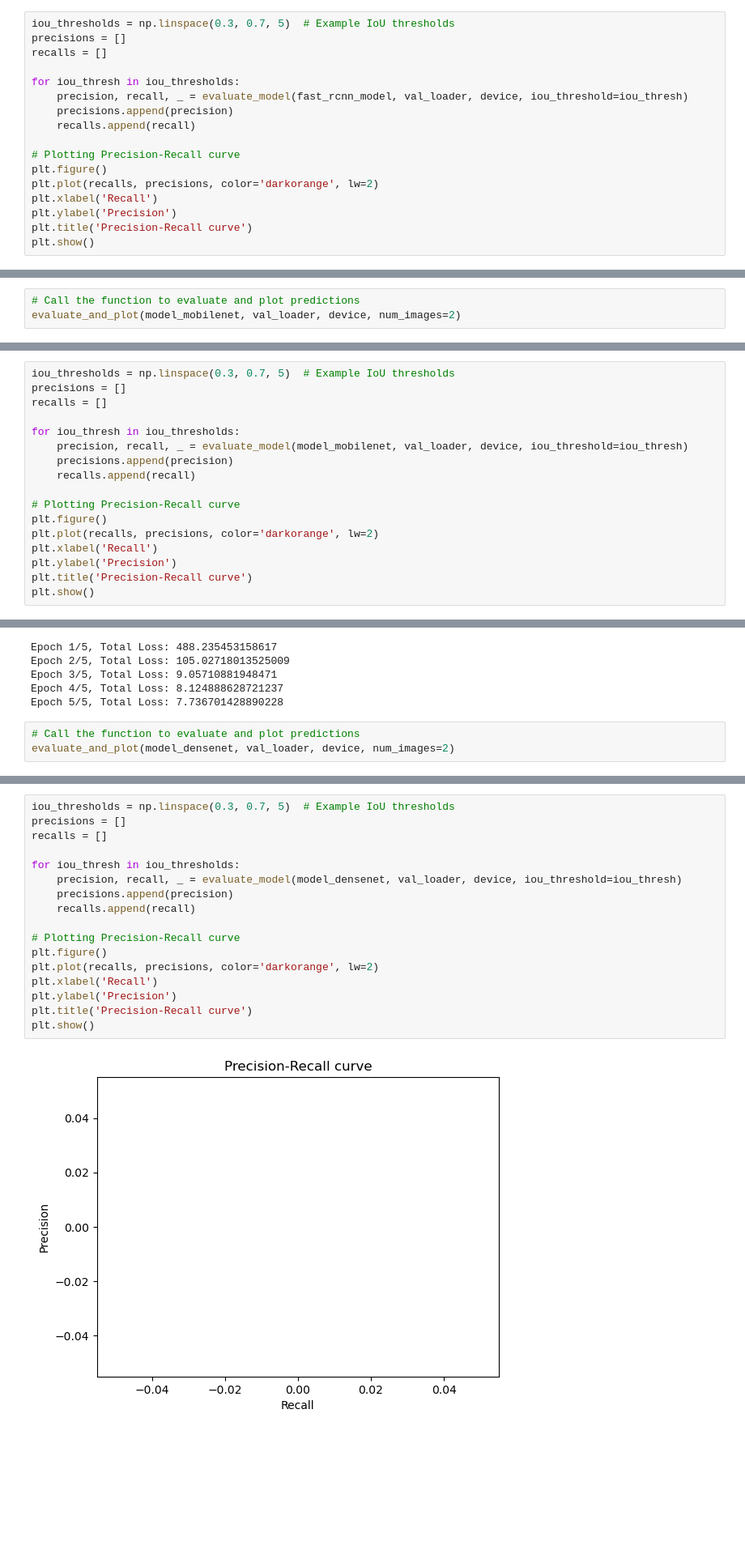
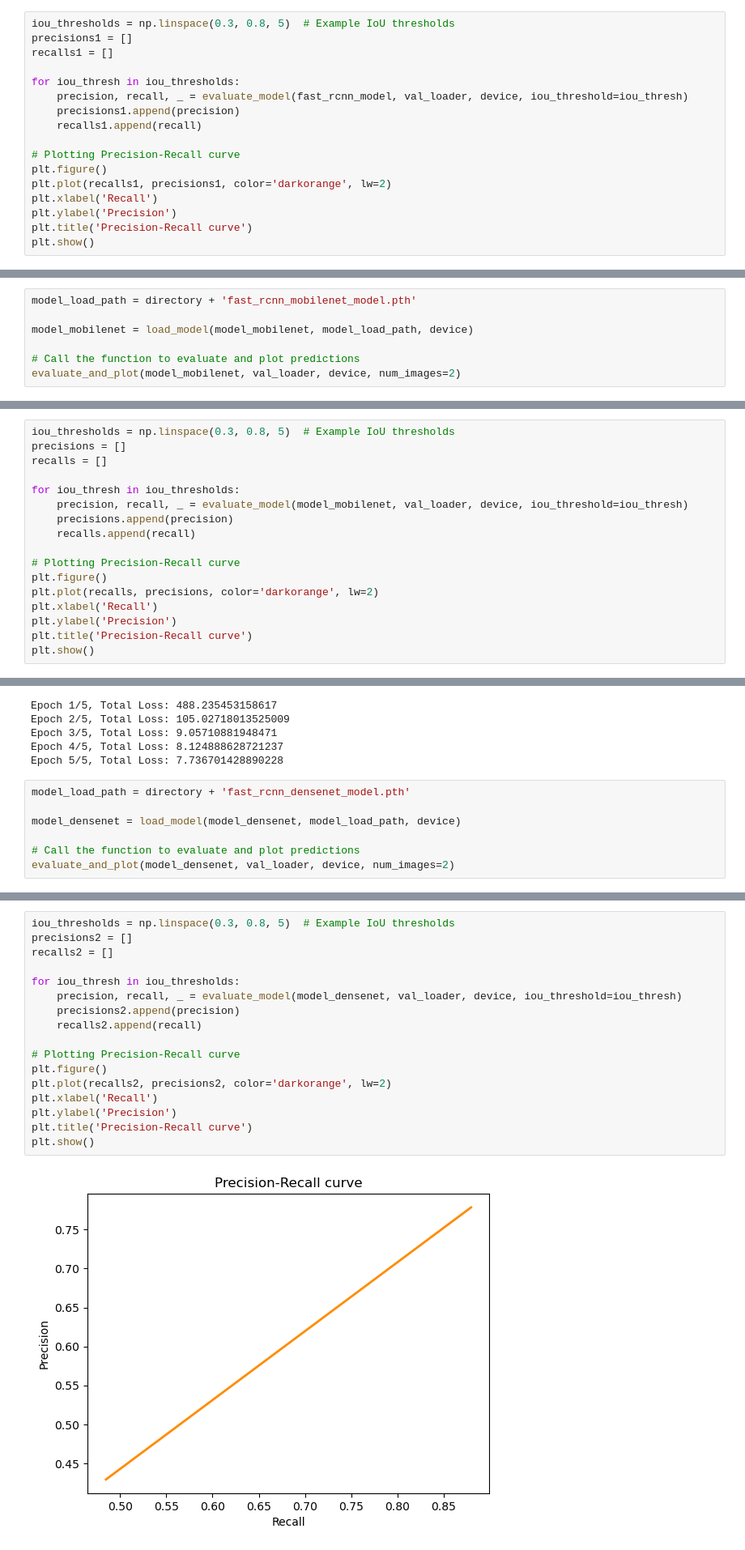
Before and after one commit to PranavMishra17/Microscopy_Seg_CVProjectFall23, a Jupyter notebook: Fast R-CNN.ipynb, the cells around one changed output, grey strips where cells are left out. Shown: that part at 81% size. Cells and saved outputs as stored; diff of their text form; blank space fills up the shorter version.

```diff
--- a/Fast R-CNN.ipynb
+++ b/Fast R-CNN.ipynb
@@ -872,18 +885,18 @@ def evaluate_model(model, data_loader, device, iou_threshold=0.26):
 
     return precision, recall, f1
 # %%
-iou_thresholds = np.linspace(0.3, 0.7, 5)  # Example IoU thresholds
-precisions = []
-recalls = []
+iou_thresholds = np.linspace(0.3, 0.8, 5)  # Example IoU thresholds
+precisions1 = []
+recalls1 = []
 
 for iou_thresh in iou_thresholds:
     precision, recall, _ = evaluate_model(fast_rcnn_model, val_loader, device, iou_threshold=iou_thresh)
-    precisions.append(precision)
-    recalls.append(recall)
+    precisions1.append(precision)
+    recalls1.append(recall)
 
 # Plotting Precision-Recall curve
 plt.figure()
-plt.plot(recalls, precisions, color='darkorange', lw=2)
+plt.plot(recalls1, precisions1, color='darkorange', lw=2)
 plt.xlabel('Recall')
 plt.ylabel('Precision')
 plt.title('Precision-Recall curve')
@@ -954,6 +994,10 @@ Epoch 3/5, Total Loss: 6.2535132467746735
 Epoch 4/5, Total Loss: 5.4232867658138275
 Epoch 5/5, Total Loss: 5.071722164750099
 # %%
+model_load_path = directory + 'fast_rcnn_mobilenet_model.pth'
+
+model_mobilenet = load_model(model_mobilenet, model_load_path, device)
+
 # Call the function to evaluate and plot predictions
 evaluate_and_plot(model_mobilenet, val_loader, device, num_images=2)
 # %% [output]
@@ -972,5 +1040,5 @@ Image 2 Predictions (after threshold):
 # %%
-iou_thresholds = np.linspace(0.3, 0.7, 5)  # Example IoU thresholds
+iou_thresholds = np.linspace(0.3, 0.8, 5)  # Example IoU thresholds
 precisions = []
 recalls = []
 
@@ -1058,6 +1159,10 @@ Epoch 3/5, Total Loss: 9.05710881948471
 Epoch 4/5, Total Loss: 8.124888628721237
 Epoch 5/5, Total Loss: 7.736701428890228
 # %%
+model_load_path = directory + 'fast_rcnn_densenet_model.pth'
+
+model_densenet = load_model(model_densenet, model_load_path, device)
+
 # Call the function to evaluate and plot predictions
 evaluate_and_plot(model_densenet, val_loader, device, num_images=2)
 # %% [output]
@@ -1097,21 +1226,21 @@ Collecting pycocotools>=2.0.2 (from effdet)
       Successfully uninstalled fsspec-2023.3.0
 Successfully installed antlr4-python3-runtime-4.9.3 effdet-0.4.1 fsspec-2023.10.0 huggingface-hub-0.19.4 omegaconf-2.3.0 pycocotools-2.0.7 safetensors-0.4.1 timm-0.9.12
 # %%
-iou_thresholds = np.linspace(0.3, 0.7, 5)  # Example IoU thresholds
-precisions = []
-recalls = []
+iou_thresholds = np.linspace(0.3, 0.8, 5)  # Example IoU thresholds
+precisions2 = []
+recalls2 = []
 
 for iou_thresh in iou_thresholds:
     precision, recall, _ = evaluate_model(model_densenet, val_loader, device, iou_threshold=iou_thresh)
-    precisions.append(precision)
-    recalls.append(recall)
+    precisions2.append(precision)
+    recalls2.append(recall)
 
 # Plotting Precision-Recall curve
 plt.figure()
-plt.plot(recalls, precisions, color='darkorange', lw=2)
+plt.plot(recalls2, precisions2, color='darkorange', lw=2)
 plt.xlabel('Recall')
 plt.ylabel('Precision')
 plt.title('Precision-Recall curve')
 plt.show()
 # %% [output]
-[figure, old version]
+[figure, new version]
```
Also changed, not shown: parts of 10 cells of this notebook.
